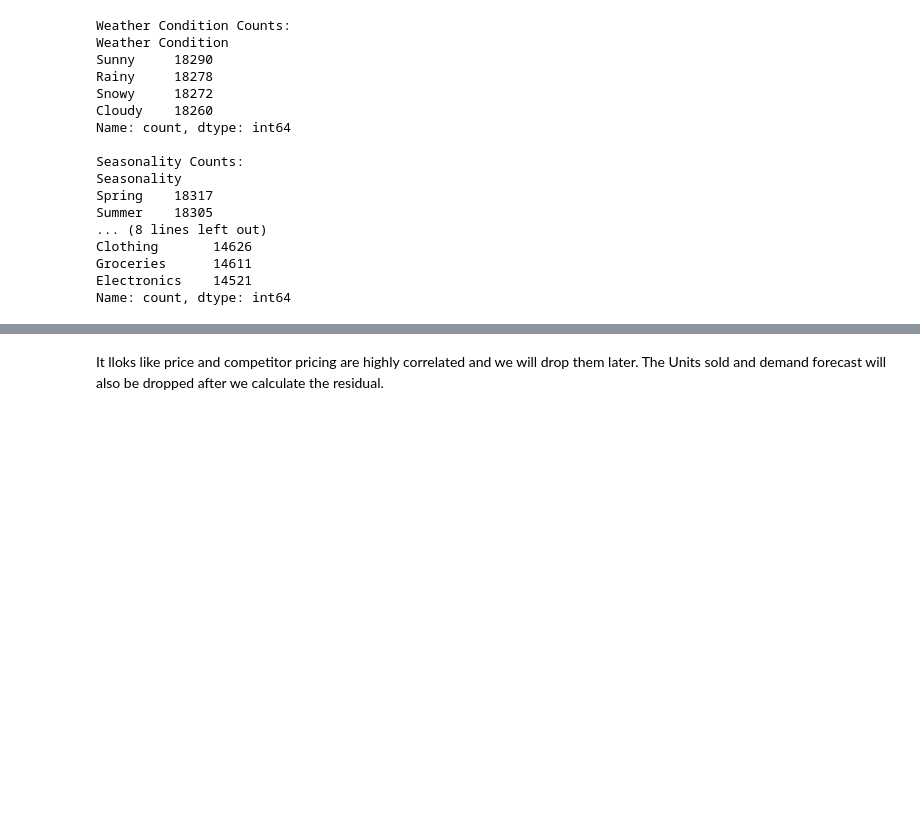
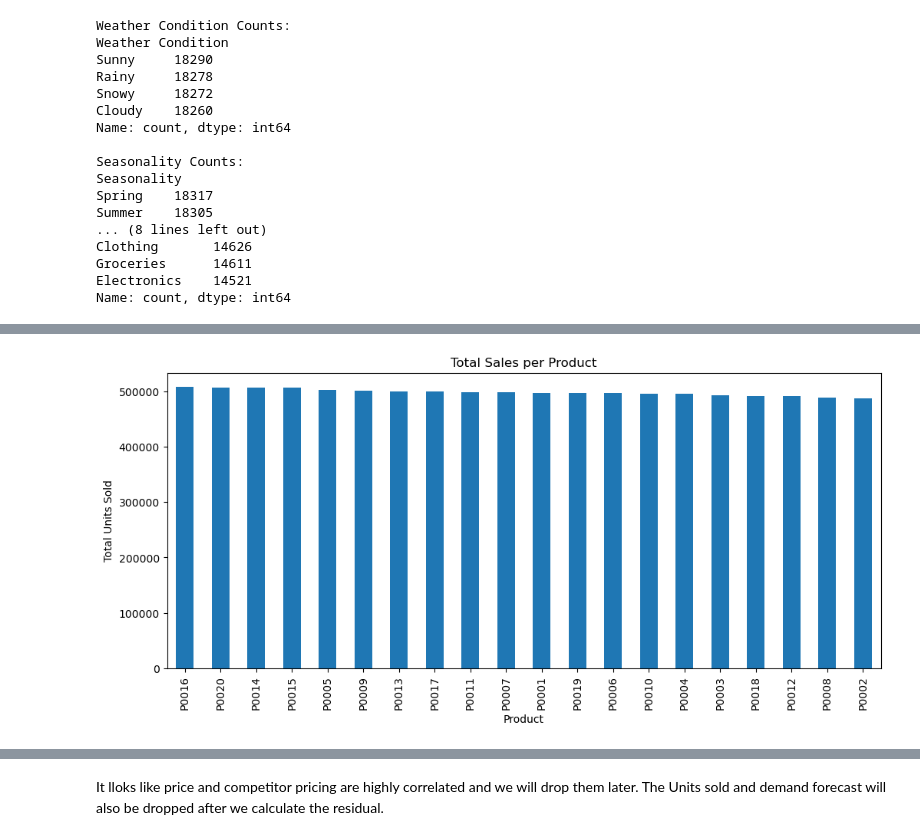
Before and after one commit to silvanoross/IMT574_FinalProject, a Jupyter notebook: IMT574_FinalProject_Fchange315.ipynb, the cells around one changed output, grey strips where cells are left out. Cells and saved outputs as stored; diff of their text form; code cells hidden in the pictures; blank space fills up the shorter version.

```diff
--- a/IMT574_FinalProject_Fchange315.ipynb
+++ b/IMT574_FinalProject_Fchange315.ipynb
@@ -336,0 +502,8 @@ sns.heatmap(corr_matrix)
+# %%
+df.groupby('Product ID')['Units Sold'].sum().sort_values(ascending=False).plot(kind='bar', figsize=(12,5))
+plt.title('Total Sales per Product')
+plt.xlabel('Product')
+plt.ylabel('Total Units Sold')
+plt.show()
+# %% [output]
+[figure, added]
```
Also changed, not shown: parts of 7 cells of this notebook, 3 other files.
